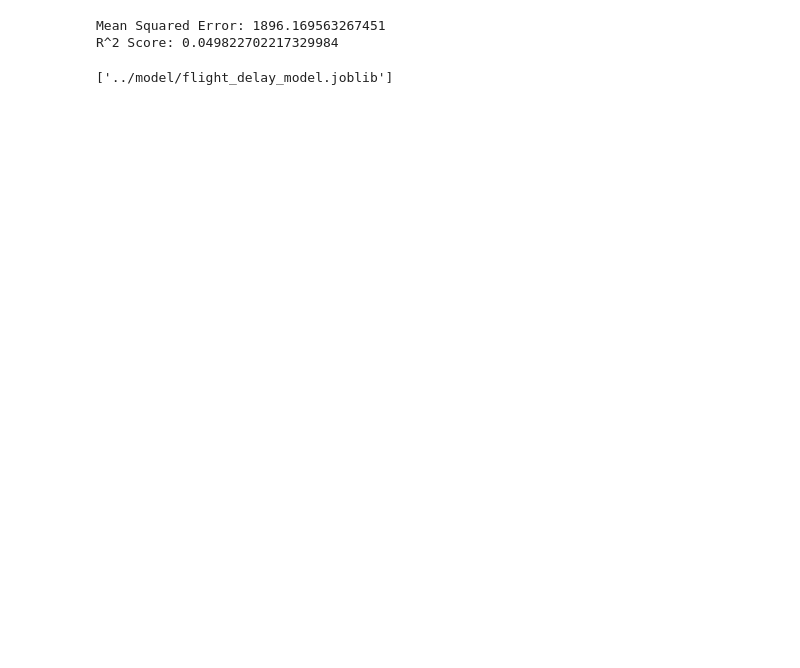
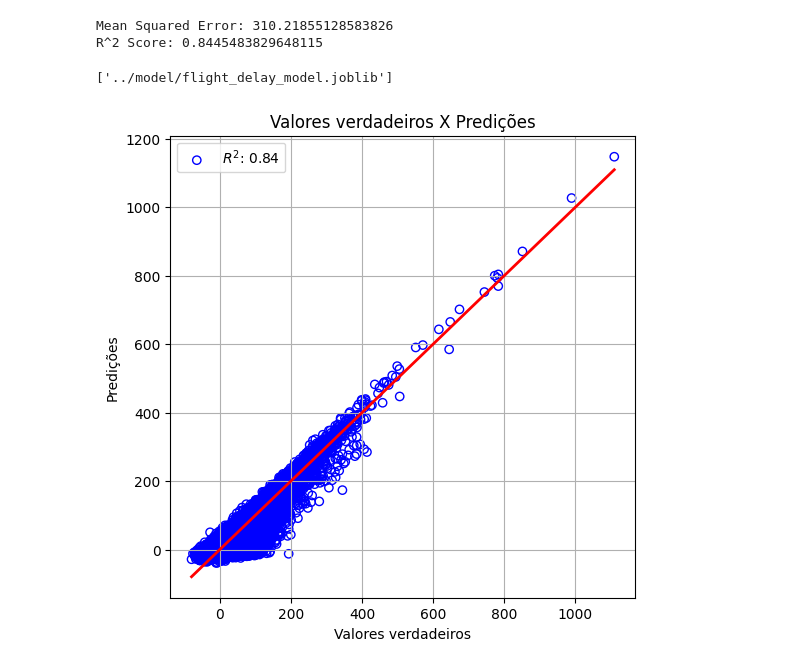
Before and after one commit to plbalmeida/picpay-case-machine-learning-engineer, a Jupyter notebook: notebook/03-ml.ipynb, the cells around one changed output. Cells and saved outputs as stored; diff of their text form; code cells hidden in the pictures; blank space fills up the shorter version.

```diff
--- a/notebook/03-ml.ipynb
+++ b/notebook/03-ml.ipynb
@@ -11,7 +11,7 @@ df = pd.read_csv("../data/processed/airports-database.csv")
 df = df.dropna(subset=["arr_delay"])
 
 # seleção de features
-features = ["month", "day", "hour", "sched_dep_time", "sched_arr_time", "origin", "dest", "carrier", "distance"]
+features = ["month", "day", "hour", "sched_dep_time", "sched_arr_time", "origin", "dest", "carrier", "distance", "dep_delay"]
 
 X = df[features]
 y = df["arr_delay"]
@@ -39,6 +39,22 @@ print(f"R^2 Score: {r2}")
 # salvando binário do modelo treinado
 joblib.dump(model, "../model/flight_delay_model.joblib")
 # %% [output]
-Mean Squared Error: 1896.169563267451
-R^2 Score: 0.049822702217329984
+Mean Squared Error: 310.21855128583826
+R^2 Score: 0.8445483829648115
 ['../model/flight_delay_model.joblib']
+# %%
+import matplotlib.pyplot as plt
+
+
+# plot do R2
+plt.figure(figsize=(6, 6))
+plt.scatter(y_test, y_pred, color="blue", label=r"$R^2$"+f": {r2:.2f}", facecolors="none", edgecolors="blue")
+plt.plot([y_test.min(), y_test.max()], [y_test.min(), y_test.max()], color="red", lw=2)
+plt.xlabel("Valores verdadeiros")
+plt.ylabel("Predições")
+plt.title("Valores verdadeiros X Predições")
+plt.legend()
+plt.grid()
+plt.show()
+# %% [output]
+[figure, added]
```
Also changed, not shown: 1 other file.
